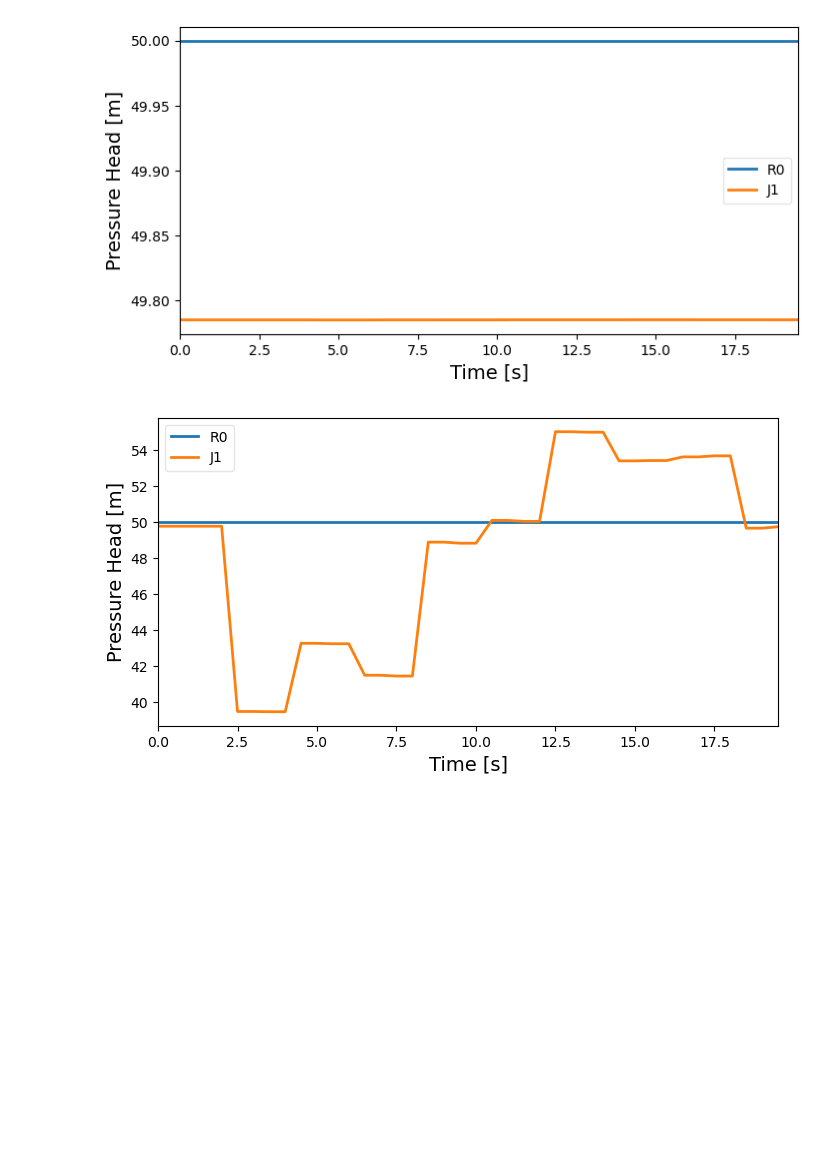
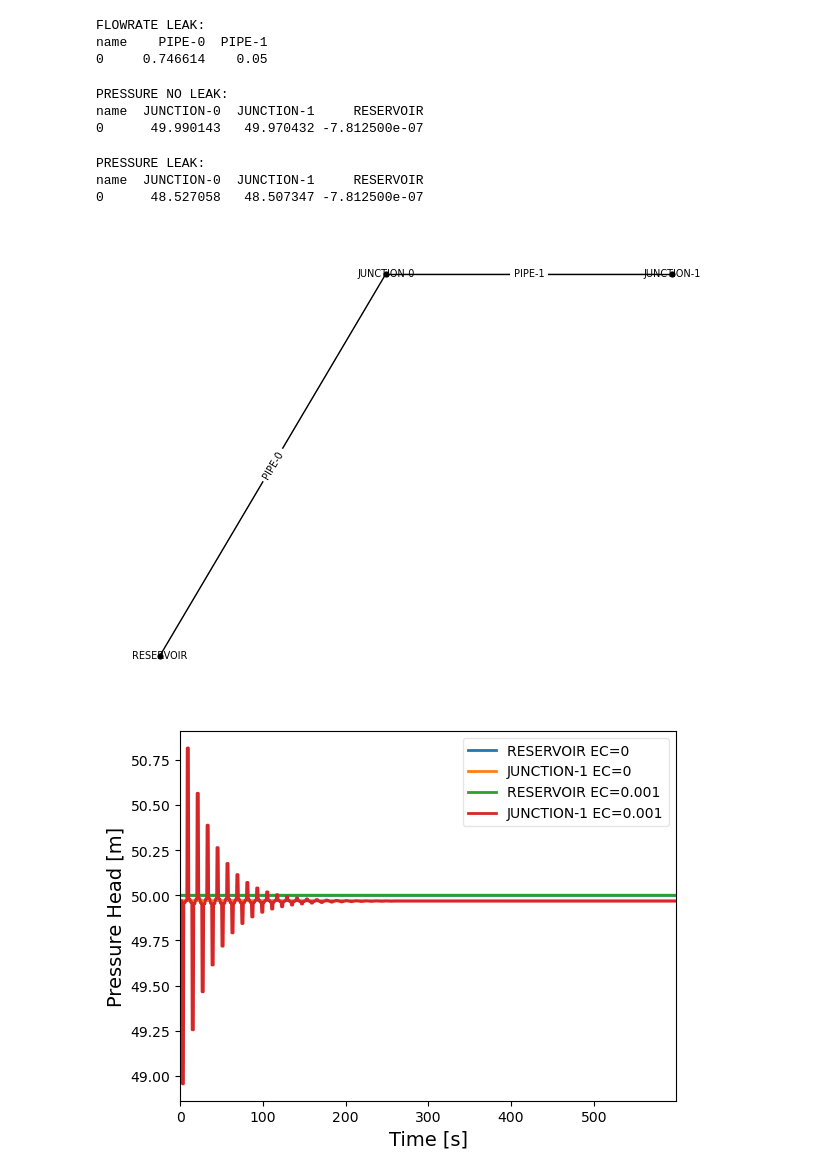
Before and after one commit to johanslettengren/synthetic-anomaly-generation, a Jupyter notebook: TSNet.ipynb, the cells around one changed output. Saved outputs shown, nothing was run; the diff lists cells and outputs as text; code cells hidden in the pictures; blank space fills up the shorter version.

```diff
--- a/TSNet.ipynb
+++ b/TSNet.ipynb
@@ -5,7 +5,7 @@ import matplotlib.pyplot as plt
 inp_file = 'Tnet3.inp'
 inp_file = 'single_pipe_leak.inp'
 
-emitter_coeffs = [0, 0.01]
+emitter_coeffs = [0, 0.001]
 
 
 tms = [tsnet.network.TransientModel(inp_file) for _ in emitter_coeffs]
@@ -15,12 +15,11 @@ tms = [tsnet.network.TransientModel(inp_file) for _ in emitter_coeffs]
 
 for i, tm in enumerate(tms):
     tm.set_wavespeed(1200)
-    tf = 20 # simulation period [s]
+    tf = 600 # simulation period [s]
     tm.set_time(tf)
 
     # Add leak
-    emitter_coeff = 0.01 # [ m^3/s/(m H20)^(1/2)]
-    tm.add_leak('J0', emitter_coeffs[i])
+    tm.add_leak('JUNCTION-0', emitter_coeffs[i])
 
     # Initialize steady state simulation
     t0 = 0. # initialize the simulation at 0s
@@ -51,8 +81,70 @@ Transient simulation completed 90 %...
+# %%
+print('FLOWRATE LEAK:')
+print(flowrate_leak)
+# %% [output]
+FLOWRATE LEAK:
+name    PIPE-0  PIPE-1
+0     0.746614    0.05
+# %%
+print('PRESSURE NO LEAK:')
+print(pressure_no_leak)
+# %% [output]
+PRESSURE NO LEAK:
+name  JUNCTION-0  JUNCTION-1     RESERVOIR
+0      49.990143   49.970432 -7.812500e-07
+# %%
+print('PRESSURE LEAK:')
+print(pressure_leak)
+# %% [output]
+PRESSURE LEAK:
+name  JUNCTION-0  JUNCTION-1     RESERVOIR
+0      48.527058   48.507347 -7.812500e-07
+# %%
+from wntr.graphics import plot_network
+import matplotlib.pyplot as plt
+
+# Plot just the structure of the network
+fig, ax = plt.subplots(figsize=(8, 6))
+plot_network(tm, node_labels=True, link_labels=True, ax=ax)
+plt.show()
+# %% [output]
+[figure, added]
 # %%
-node = ['R0', 'J1']
+names = ['RESERVOIR', 'JUNCTION-1']
 
-for tm in tms:
-    tm.plot_node_head(node)
+fig, ax = plt.subplots(1, 1)
+
+def _plot_node_head(tm, idx, name, ax=None):
+        """Detect pressure change in simulation results
+
+        Parameters
+        ----------
+        name : str or list
+            The name of node
+        ax : a matplotlib.axes.Axes instance, optional (default = None).
+        """
+        try:
+            import matplotlib.pyplot as plt
+        except ImportError:
+            print('matplotlib is not available.')
+        else:
+            if ax is None:
+                fig, ax = plt.subplots(1, 1, figsize=(8,4),dpi=100, facecolor='w', edgecolor='k')
+        if not type(name) is list:
+            name = [name]
+        nodes = [tm.get_node(i) for i in name]
+        time = tm.simulation_timestamps
+
+        for i,node in enumerate(nodes):
+            ax.plot(time, node._head, lw=2, label=f'{name[i]} EC={emitter_coeffs[idx]}')
+        plt.xlim([tm.simulation_timestamps[0],tm.simulation_timestamps[-1]])
+        # plt.title('Pressure Head at Node(s) ')
+        plt.xlabel("Time [s]", fontsize=14)
+        plt.ylabel("Pressure Head [m]", fontsize=14)
+        plt.legend(loc='best', framealpha=.5, numpoints=1)
+        #plt.grid(False)
+
+for idx, tm in enumerate(tms):
+    _plot_node_head(tm, idx, names, ax=ax)
 # %% [output]
-[figure, old version]
+[figure, new version]
-[figure, removed]
```
Also changed, not shown: parts of 4 cells of this notebook, 17 other files.
